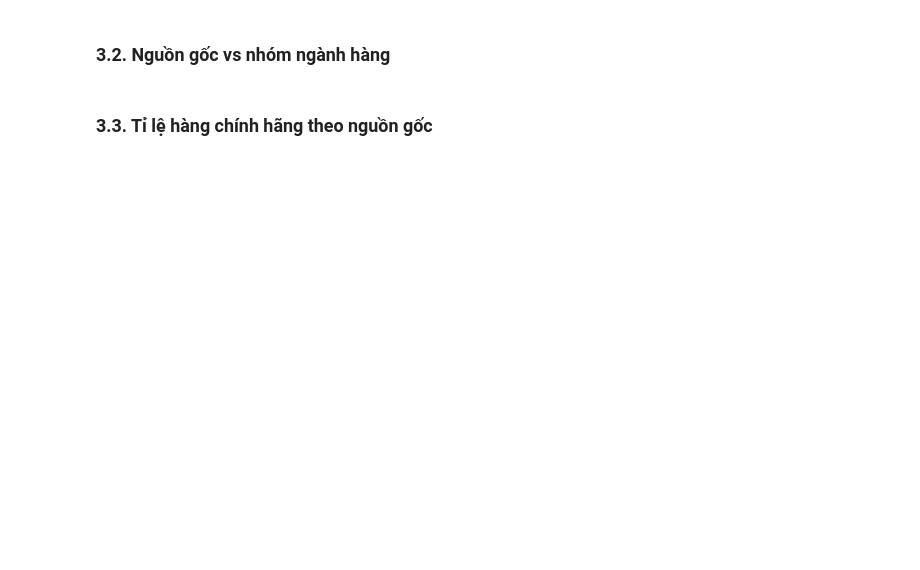
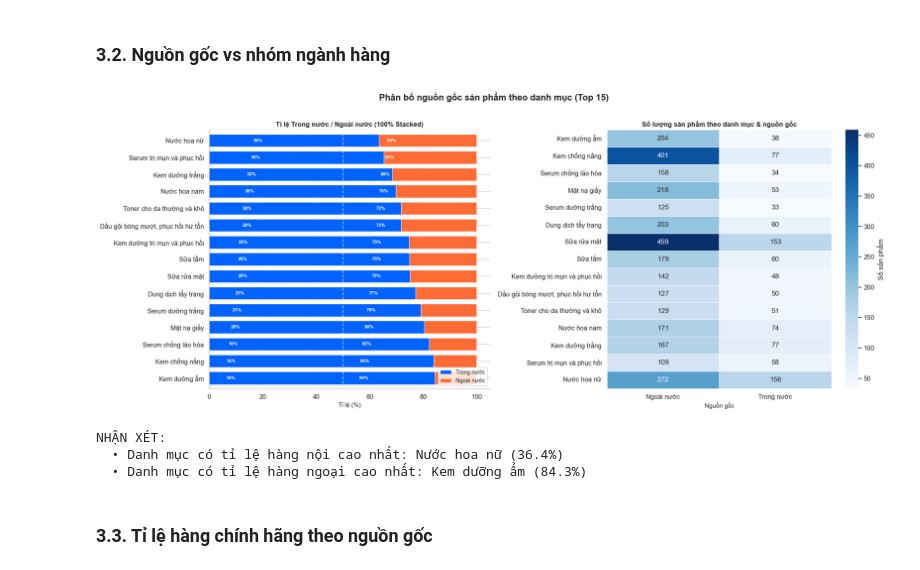
Before and after one commit to TrucHang676/TQH-LAB010-N5, a Jupyter notebook: scripts/eda_overview.ipynb, the cells around one changed output. Drawn from its saved outputs; the diff is of its cells as text; code cells hidden in the pictures; blank space fills up the shorter version.

```diff
--- a/scripts/eda_overview.ipynb
+++ b/scripts/eda_overview.ipynb
@@ -42,4 +861,71 @@
 # %% [markdown]
 ### **3.2. Nguồn gốc vs nhóm ngành hàng**
+# %%
+
+# 3.2 NGUỒN GỐC vs NHÓM NGÀNH HÀNG
+
+
+top15_cats = df['primary_category'].value_counts().head(15).index
+df_top = df[df['primary_category'].isin(top15_cats)].copy()
+
+# --- Stacked bar ---
+ct = pd.crosstab(df_top['primary_category'], df_top['origin_group'])
+ct_pct = ct.div(ct.sum(axis=1), axis=0) * 100
+ct_pct_sorted = ct_pct.sort_values('Trong nước', ascending=True)
+
+fig, axes = plt.subplots(1, 2, figsize=(20, 8))
+fig.suptitle('Phân bố nguồn gốc sản phẩm theo danh mục (Top 15)',
+             fontsize=16, fontweight='bold', y=1.01)
+
+# --- Stacked 100% ---
+ax1 = axes[0]
+ct_pct_sorted.plot(kind='barh', stacked=True, ax=ax1,
+                   color=[COLOR_DOMESTIC, COLOR_FOREIGN],
+                   edgecolor='white', linewidth=0.8, width=0.75)
+ax1.set_xlabel('Tỉ lệ (%)', fontsize=11)
+ax1.set_ylabel('')
+ax1.set_xlim(0, 105)
+ax1.set_title('Tỉ lệ Trong nước / Ngoài nước (100% Stacked)', fontsize=12, fontweight='bold')
+ax1.legend(['Trong nước', 'Ngoài nước'], loc='lower right', fontsize=10)
+ax1.axvline(50, color='white', lw=1.5, linestyle='--', alpha=0.6)
+for i, (cat, row) in enumerate(ct_pct_sorted.iterrows()):
+    dom = row.get('Trong nước', 0)
+    if dom > 8:
+        ax1.text(dom / 2, i, f'{dom:.0f}%', ha='center', va='center',
+                 fontsize=8.5, color='white', fontweight='bold')
+    for_val = row.get('Ngoài nước', 0)
+    if for_val > 8:
+        ax1.text(dom + for_val / 2, i, f'{for_val:.0f}%',
+                 ha='center', va='center', fontsize=8.5, color='white', fontweight='bold')
+ax1.spines[['top', 'right']].set_visible(False)
+ax1.grid(axis='x', alpha=0.3)
+
+# --- Absolute count heatmap ---
+ax2 = axes[1]
+ct_sorted = ct.loc[ct_pct_sorted.index]
+sns.heatmap(ct_sorted, annot=True, fmt=',d', cmap='Blues',
+            ax=ax2, linewidths=0.5, linecolor='white',
+            cbar_kws={'label': 'Số sản phẩm'})
+ax2.set_title('Số lượng sản phẩm theo danh mục & nguồn gốc', fontsize=12, fontweight='bold')
+ax2.set_xlabel('Nguồn gốc', fontsize=11)
+ax2.set_ylabel('')
+
+plt.tight_layout()
+plt.savefig('plot_3_2_origin_vs_category.png', dpi=150, bbox_inches='tight')
+plt.show()
+
+# --- Nhận xét ---
+most_domestic = ct_pct['Trong nước'].idxmax() if 'Trong nước' in ct_pct.columns else 'N/A'
+most_foreign  = ct_pct['Ngoài nước'].idxmax() if 'Ngoài nước' in ct_pct.columns else 'N/A'
+dom_pct = ct_pct['Trong nước'].max() if 'Trong nước' in ct_pct.columns else 0
+for_pct = ct_pct['Ngoài nước'].max() if 'Ngoài nước' in ct_pct.columns else 0
+print('NHẬN XÉT:')
+print(f'  • Danh mục có tỉ lệ hàng nội cao nhất: {most_domestic} ({dom_pct:.1f}%)')
+print(f'  • Danh mục có tỉ lệ hàng ngoại cao nhất: {most_foreign} ({for_pct:.1f}%)')
+# %% [output]
+[figure, added]
+NHẬN XÉT:
+  • Danh mục có tỉ lệ hàng nội cao nhất: Nước hoa nữ (36.4%)
+  • Danh mục có tỉ lệ hàng ngoại cao nhất: Kem dưỡng ẩm (84.3%)
 # %% [markdown]
 ### **3.3. Tỉ lệ hàng chính hãng theo nguồn gốc**
```
Also changed, not shown: parts of 12 cells of this notebook.
